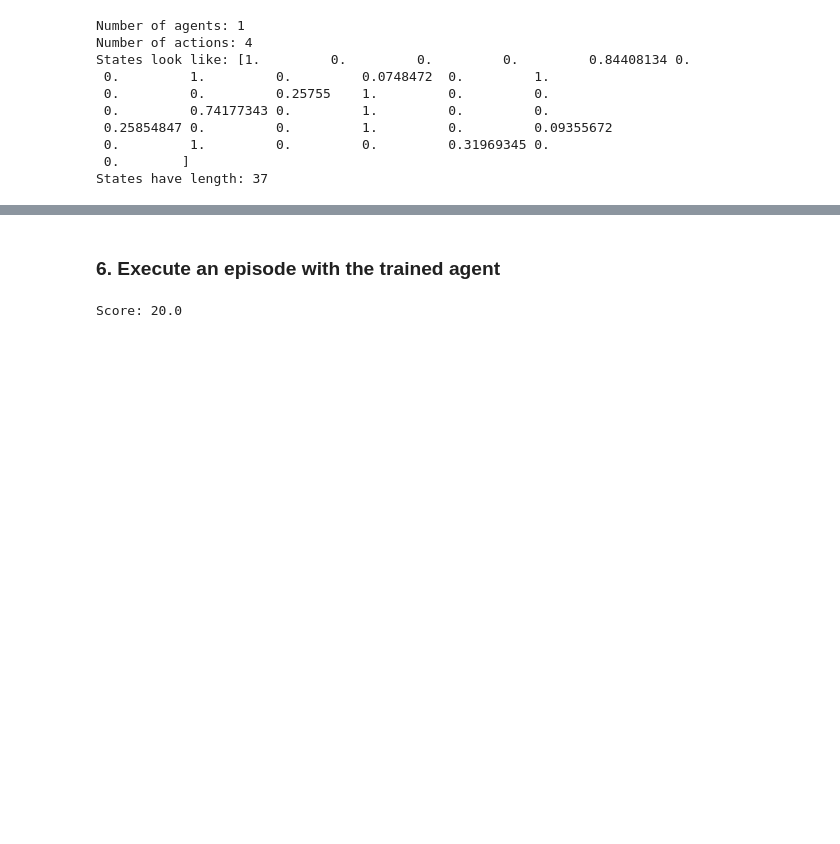
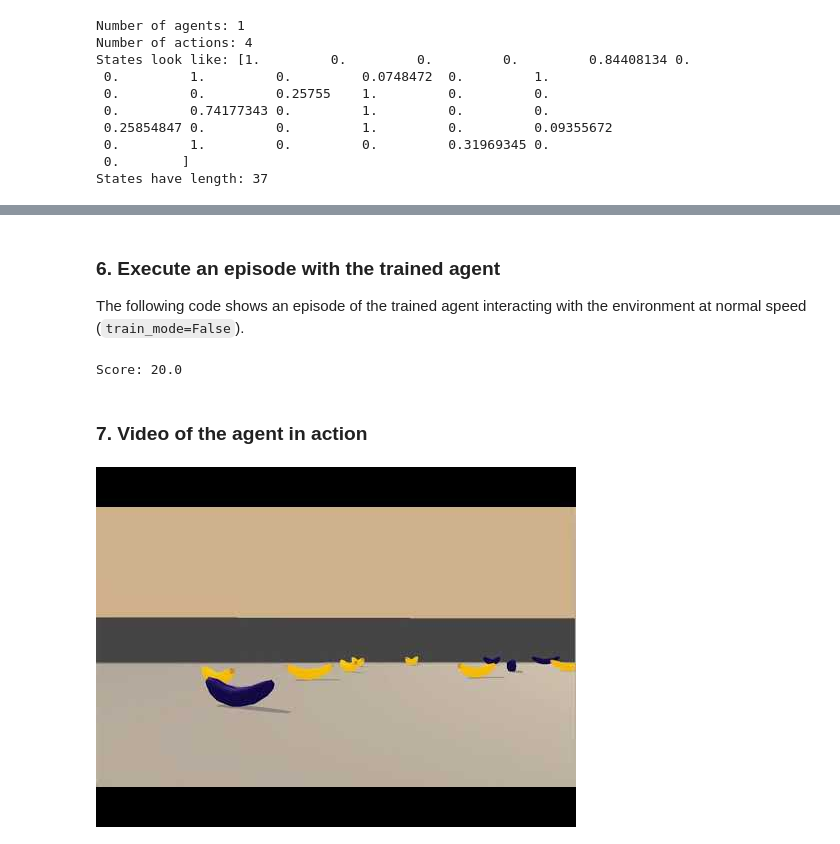
Before and after one commit to undo76/drlnd-p1-navigation, a Jupyter notebook: Navigation.ipynb, the cells around one changed output, grey strips where cells are left out. Cells and saved outputs as stored; diff of their text form; code cells hidden in the pictures; blank space fills up the shorter version.

Commit message:
Add video

```diff
--- a/Navigation.ipynb
+++ b/Navigation.ipynb
@@ -278,5 +295,7 @@ plt.show()
 # %% [markdown]
 ### 6. Execute an episode with the trained agent
+
+The following code shows an episode of the trained agent interacting with the environment at normal speed (`train_mode=False`).
 # %%
 brain_name = env.brain_names[0]
 brain = env.brains[brain_name]
@@ -304,5 +323,12 @@ while True:
 print("Score: {}".format(score))
 # %% [output]
 Score: 20.0
+# %% [markdown]
+### 7. Video of the agent in action
+# %%
+from IPython.lib.display import YouTubeVideo
+YouTubeVideo('5kDRF2EdKRc')
+# %% [output]
+[figure, added]
 # %%
 env.close()
```
Also changed, not shown: parts of 11 cells of this notebook.
